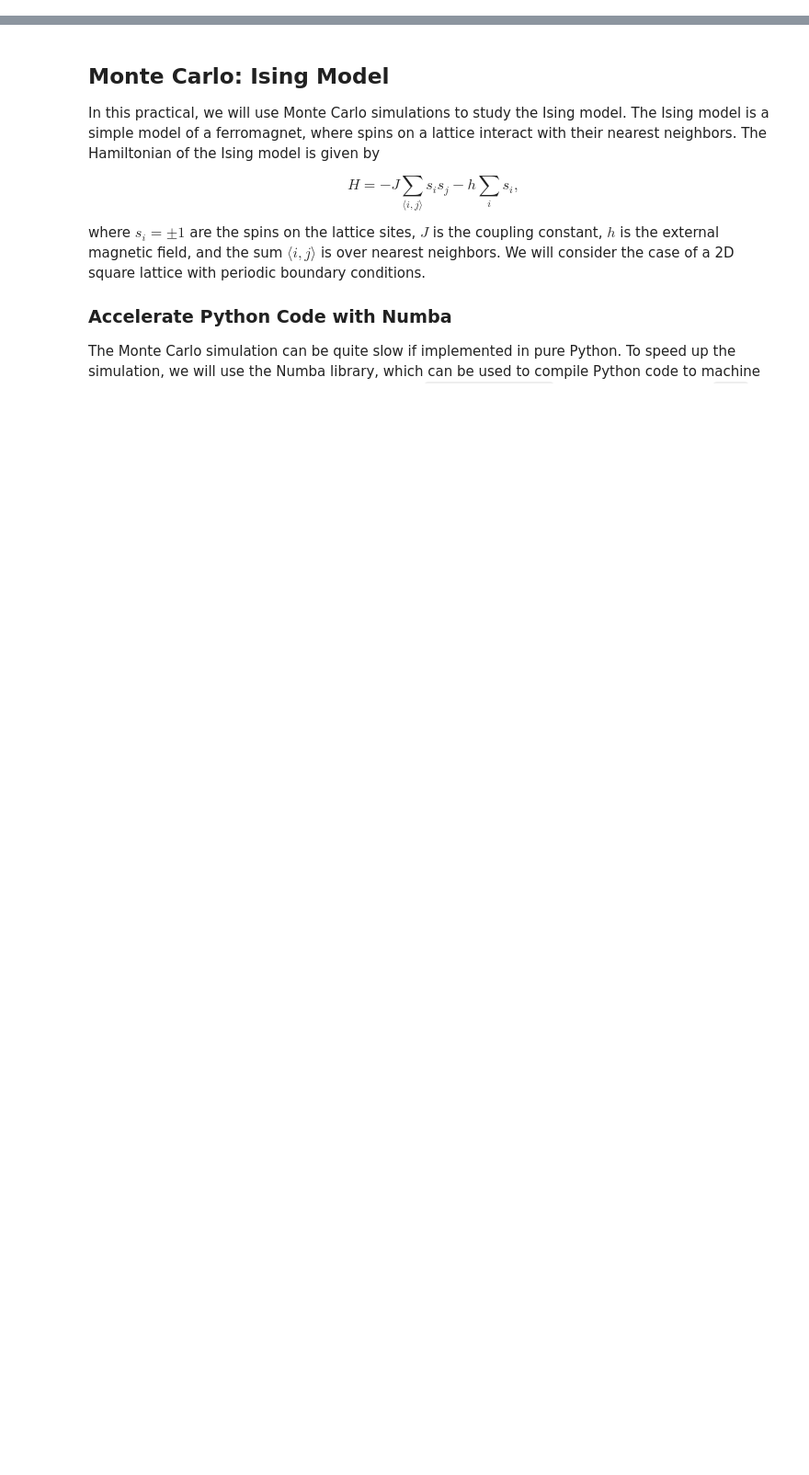
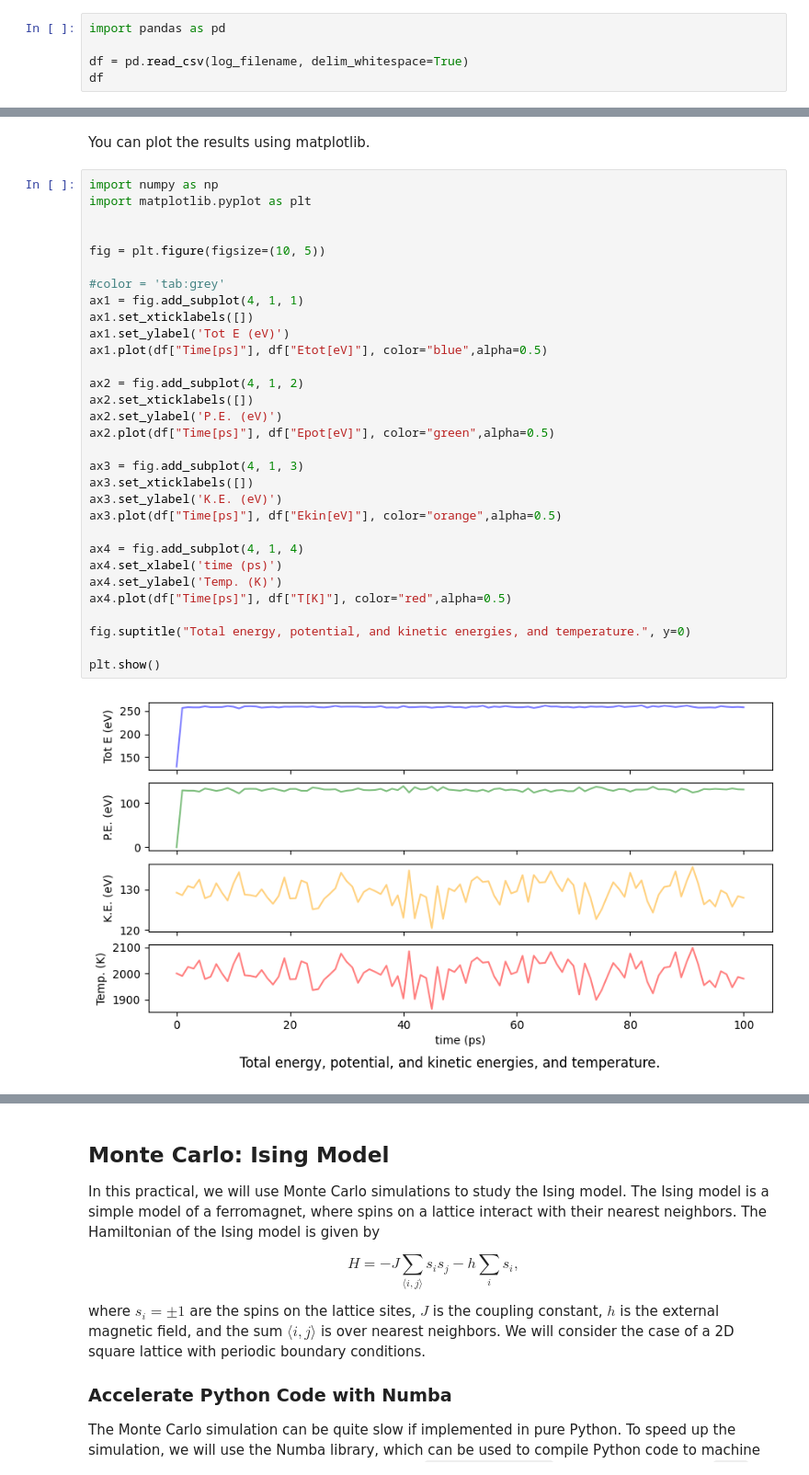
Before and after one commit to deng-group/MLE4217_5219_book, a Jupyter notebook: models_and_theories_II/md_mc.ipynb, the cells around one changed output, grey strips where cells are left out. Shown at 92% size. Saved outputs shown, nothing was run; the diff lists cells and outputs as text; blank space fills up the shorter version.

```diff
--- a/models_and_theories_II/md_mc.ipynb
+++ b/models_and_theories_II/md_mc.ipynb
@@ -2,0 +100,5 @@
+# %%
+import pandas as pd
+
+df = pd.read_csv(log_filename, delim_whitespace=True)
+df
@@ -2,0 +119,35 @@
+# %% [markdown]
+You can plot the results using matplotlib.
+# %%
+import numpy as np
+import matplotlib.pyplot as plt
+
+
+fig = plt.figure(figsize=(10, 5))
+
+#color = 'tab:grey'
+ax1 = fig.add_subplot(4, 1, 1)
+ax1.set_xticklabels([])
+ax1.set_ylabel('Tot E (eV)')
+ax1.plot(df["Time[ps]"], df["Etot[eV]"], color="blue",alpha=0.5)
+
+ax2 = fig.add_subplot(4, 1, 2)
+ax2.set_xticklabels([])
+ax2.set_ylabel('P.E. (eV)')
+ax2.plot(df["Time[ps]"], df["Epot[eV]"], color="green",alpha=0.5)
+
+ax3 = fig.add_subplot(4, 1, 3)
+ax3.set_xticklabels([])
+ax3.set_ylabel('K.E. (eV)')
+ax3.plot(df["Time[ps]"], df["Ekin[eV]"], color="orange",alpha=0.5)
+
+ax4 = fig.add_subplot(4, 1, 4)
+ax4.set_xlabel('time (ps)')
+ax4.set_ylabel('Temp. (K)')
+ax4.plot(df["Time[ps]"], df["T[K]"], color="red",alpha=0.5)
+
+fig.suptitle("Total energy, potential, and kinetic energies, and temperature.", y=0)
+
+plt.show()
+# %% [output]
+[figure, added]
```
Also changed, not shown: parts of 14 cells of this notebook, 12 other files.
